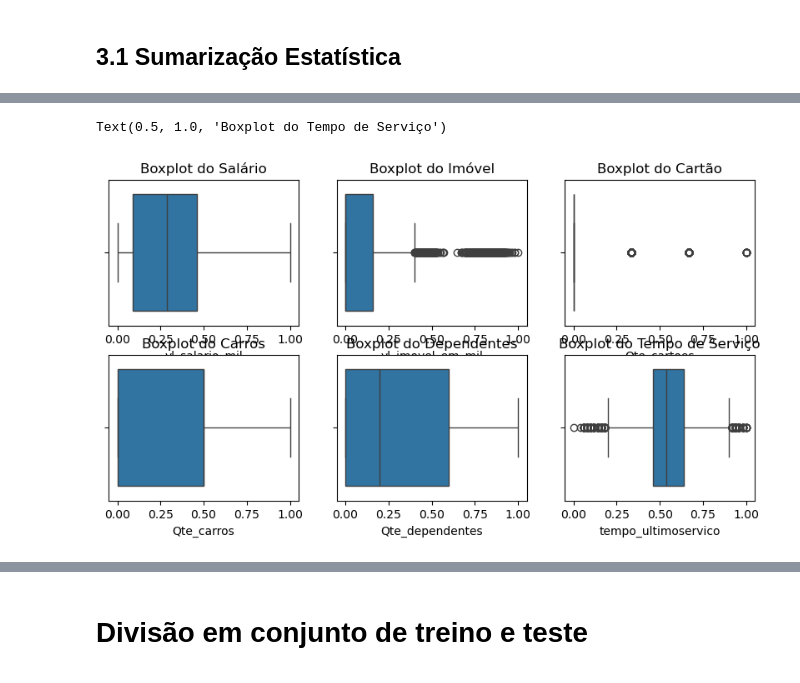
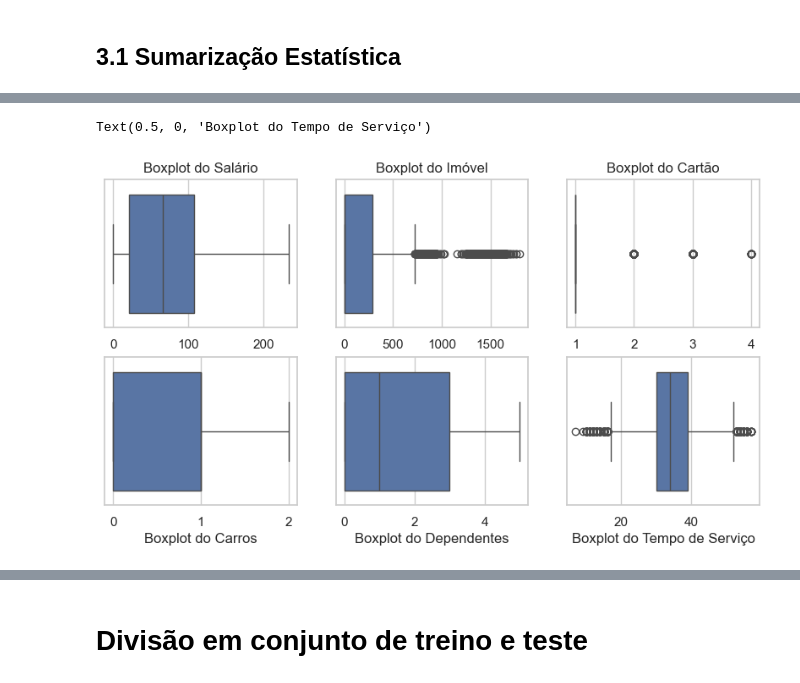
Before and after one commit to rrmoreira/trabalho-feature-engineering, a Jupyter notebook: trabalho_integradov1.1.ipynb, the cells around one changed output, grey strips where cells are left out. Saved outputs shown, nothing was run; the diff lists cells and outputs as text; code cells hidden in the pictures.

```diff
--- a/trabalho_integradov1.1.ipynb
+++ b/trabalho_integradov1.1.ipynb
@@ -84,2 +101,0 @@ df.drop_duplicates(inplace=True)
-# %%
-df.drop(columns=['id'], inplace=True)
@@ -88,3 +101,0 @@ df.drop(columns=['id'], inplace=True)
-# %%
-categorical_features = ['sexo', 'estado_civil', 'escola']
-df = pd.get_dummies(df, columns=categorical_features, drop_first=True)
@@ -102,2 +101,0 @@ df.head()
-# %%
-df.fillna(df.median(), inplace=True)
@@ -106,4 +101,0 @@ df.fillna(df.median(), inplace=True)
-# %%
-scaler = MinMaxScaler()
-numerical_features = ['idade', 'Qte_dependentes', 'tempo_ultimoservico', 'vl_salario_mil', 'reg_moradia', 'vl_imovel_em_mil', 'Qte_cartoes', 'Qte_carros']
-df[numerical_features] = scaler.fit_transform(df[numerical_features])
@@ -148,34 +185,43 @@ df.describe(include='all')
 # %%
 plt.figure(figsize=(10,5))
 
 plt.subplot(2, 3, 1)
 sns.boxplot(x=df['vl_salario_mil'])
 plt.title('Boxplot do Salário')
+plt.xlabel('')
+
 
 plt.subplot(2, 3, 2)
 sns.boxplot(x=df['vl_imovel_em_mil'])
 plt.title('Boxplot do Imóvel')
+plt.xlabel('')
+
 
 plt.subplot(2, 3, 3)
 sns.boxplot(x=df['Qte_cartoes'])
 plt.title('Boxplot do Cartão')
+plt.xlabel('')
+
 
 plt.subplot(2, 3, 4)
 sns.boxplot(x=df['Qte_carros'])
-plt.title('Boxplot do Carros')
+#plt.title('Boxplot do Carros')
+plt.xlabel('Boxplot do Carros')
 
 plt.subplot(2,3,5)
 sns.boxplot(x=df['Qte_dependentes'])
-plt.title('Boxplot do Dependentes')
+#plt.title('Boxplot do Dependentes')
+plt.xlabel('Boxplot do Dependentes')
 
 plt.subplot(2,3,6)
 sns.boxplot(x=df['tempo_ultimoservico'])
-plt.title('Boxplot do Tempo de Serviço')
+#plt.title('Boxplot do Tempo de Serviço')
+plt.xlabel('Boxplot do Tempo de Serviço')
 
 ## Optamos por não remover outliers do número de cartões
 # %% [output]
-Text(0.5, 1.0, 'Boxplot do Tempo de Serviço')
+Text(0.5, 0, 'Boxplot do Tempo de Serviço')
-[figure, old version]
+[figure, new version]
 # %%
 valor_imovel_limit = df['tempo_ultimoservico'].quantile(0.77)
 print(valor_imovel_limit)
```
Also changed, not shown: parts of 44 cells of this notebook.
